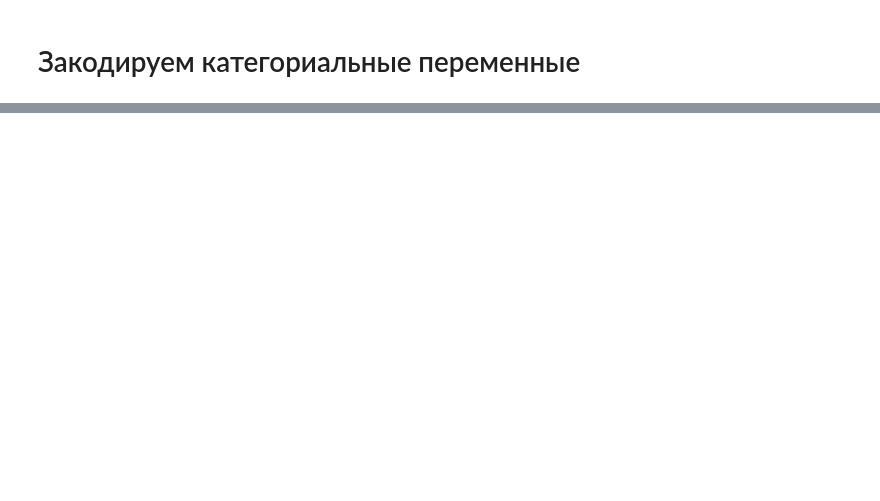
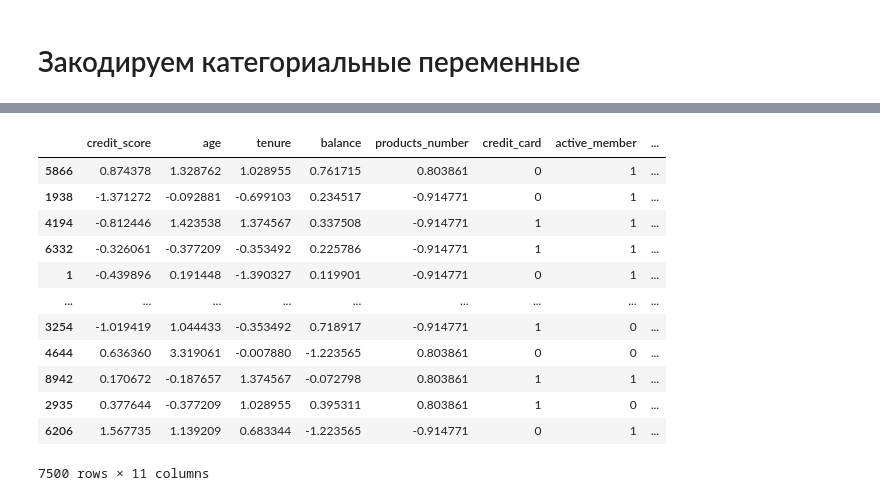
Before and after one commit to Mattheos1/andan_project, a Jupyter notebook: sample.ipynb, the cells around one changed output, grey strips where cells are left out. Cells and saved outputs as stored; diff of their text form; code cells hidden in the pictures; blank space fills up the shorter version.

```diff
--- a/sample.ipynb
+++ b/sample.ipynb
@@ -139,0 +263,31 @@ sns.pairplot(df);
+# %%
+columns_no_normalize = ['credit_card', 'active_member', 'country', 'gender']
+features_to_normalize = [col for col in X_train.columns if col not in columns_no_normalize]
+
+# Создание экземпляра StandardScaler
+scaler = StandardScaler()
+
+# Нормализация обучающего набора
+X_train[features_to_normalize] = scaler.fit_transform(X_train[features_to_normalize])
+
+# Применение того же масштабирования к тестовому набору
+X_test[features_to_normalize] = scaler.transform(X_test[features_to_normalize])
+# %%
+X_train = pd.get_dummies(X_train, drop_first=True, columns=categorical_columns, dtype=int)
+X_test = pd.get_dummies(X_test, drop_first=True, columns=categorical_columns, dtype=int)
+# %%
+X_train
+# %% [output]
+|  | credit_score | age | tenure | balance | products_number | credit_card | active_member | ... |
+| 5866 | 0.874378 | 1.328762 | 1.028955 | 0.761715 | 0.803861 | 0 | 1 | ... |
+| 1938 | -1.371272 | -0.092881 | -0.699103 | 0.234517 | -0.914771 | 0 | 1 | ... |
+| 4194 | -0.812446 | 1.423538 | 1.374567 | 0.337508 | -0.914771 | 1 | 1 | ... |
+| 6332 | -0.326061 | -0.377209 | -0.353492 | 0.225786 | -0.914771 | 1 | 1 | ... |
+| 1 | -0.439896 | 0.191448 | -1.390327 | 0.119901 | -0.914771 | 0 | 1 | ... |
+| ... | ... | ... | ... | ... | ... | ... | ... | ... |
+| 3254 | -1.019419 | 1.044433 | -0.353492 | 0.718917 | -0.914771 | 1 | 0 | ... |
+| 4644 | 0.636360 | 3.319061 | -0.007880 | -1.223565 | 0.803861 | 0 | 0 | ... |
+| 8942 | 0.170672 | -0.187657 | 1.374567 | -0.072798 | 0.803861 | 1 | 1 | ... |
+| 2935 | 0.377644 | -0.377209 | 1.028955 | 0.395311 | 0.803861 | 1 | 0 | ... |
+| 6206 | 1.567735 | 1.139209 | 0.683344 | -1.223565 | -0.914771 | 0 | 1 | ... |
+7500 rows × 11 columns
```
Also changed, not shown: parts of 17 cells of this notebook.
